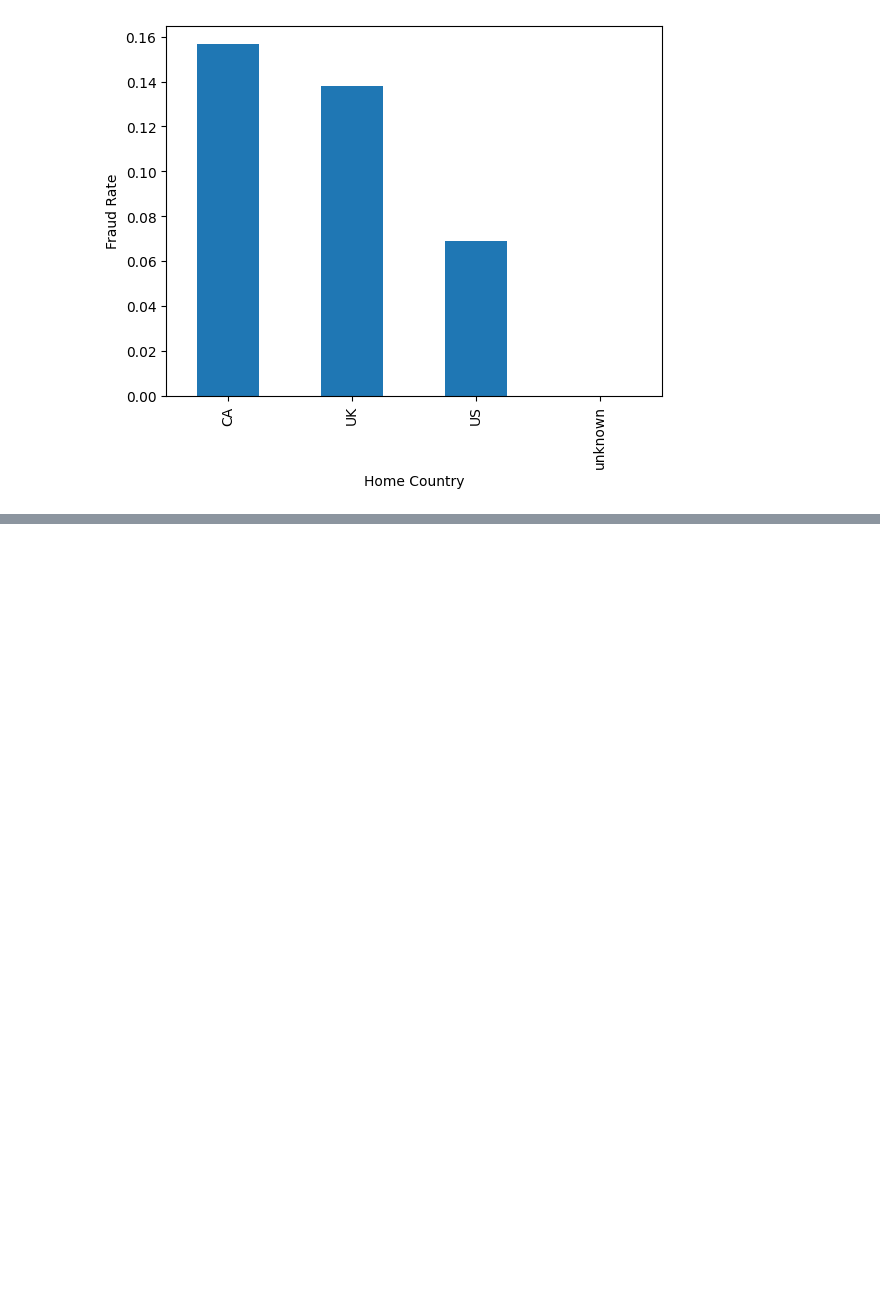
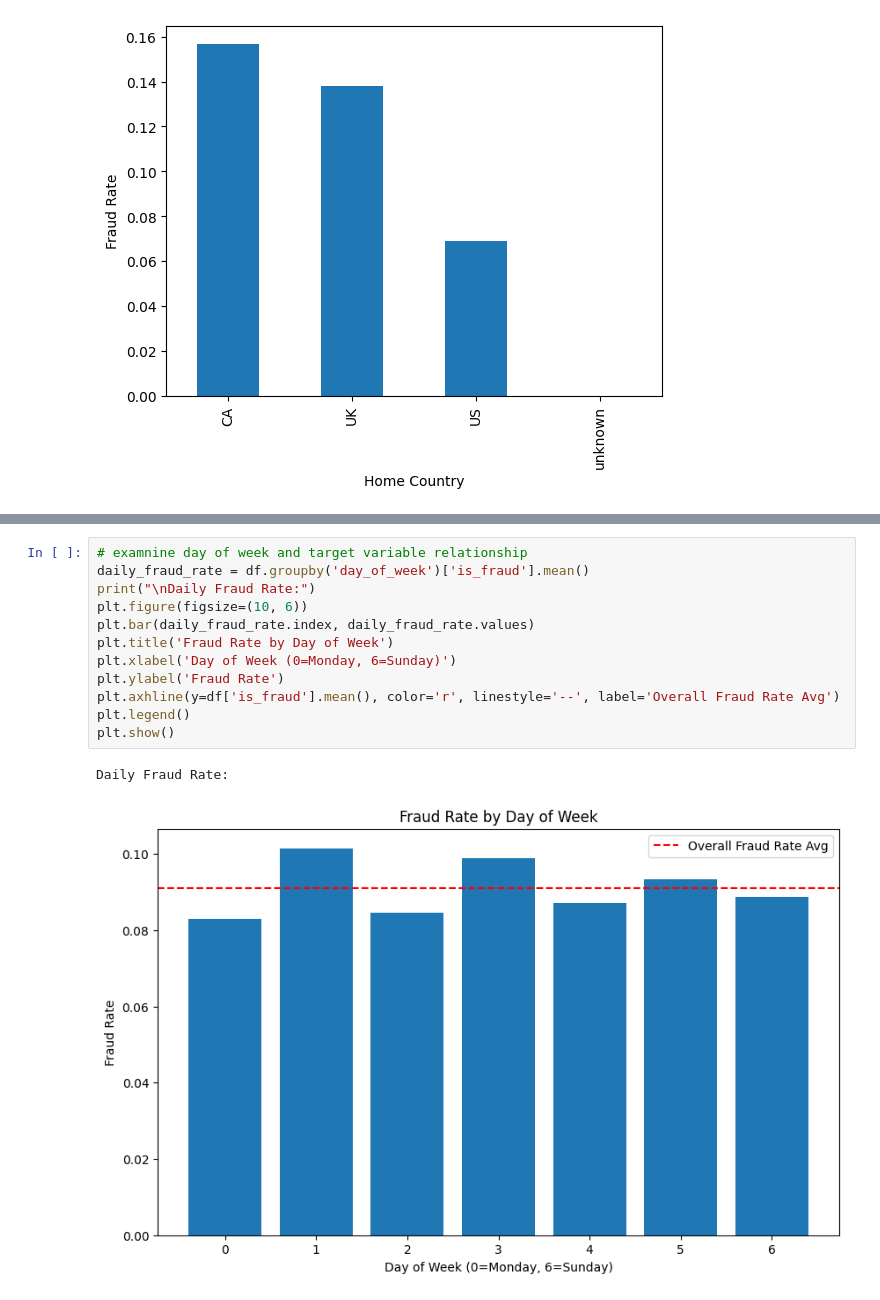
Before and after one commit to WhizIkem/Novapay-fraud-detection, a Jupyter notebook: 04_features_eda.ipynb, the cells around one changed output, grey strips where cells are left out. Cells and saved outputs as stored; diff of their text form; blank space fills up the shorter version.

```diff
--- a/04_features_eda.ipynb
+++ b/04_features_eda.ipynb
@@ -363,0 +427,15 @@ plt.show()
+# %%
+# examnine day of week and target variable relationship
+daily_fraud_rate = df.groupby('day_of_week')['is_fraud'].mean()
+print("\nDaily Fraud Rate:")
+plt.figure(figsize=(10, 6))
+plt.bar(daily_fraud_rate.index, daily_fraud_rate.values)
+plt.title('Fraud Rate by Day of Week')
+plt.xlabel('Day of Week (0=Monday, 6=Sunday)')
+plt.ylabel('Fraud Rate')
+plt.axhline(y=df['is_fraud'].mean(), color='r', linestyle='--', label='Overall Fraud Rate Avg')
+plt.legend()
+plt.show()
+# %% [output]
+Daily Fraud Rate:
+[figure, added]
```
Also changed, not shown: parts of 11 cells of this notebook.
